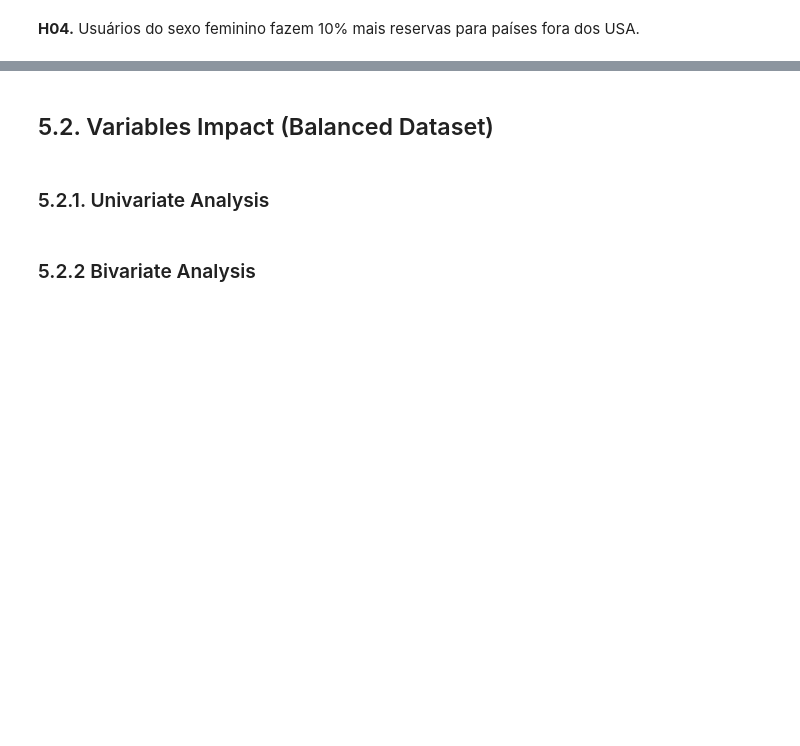
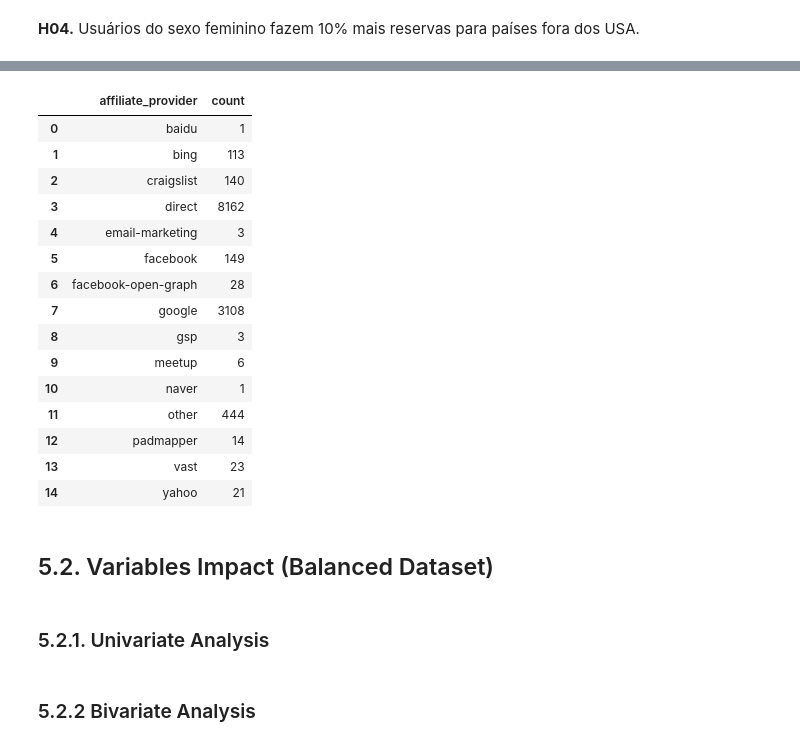
Before and after one commit to HenriqueCR1291/airbnb_prediction, a Jupyter notebook: m08_airbnb.ipynb, the cells around one changed output, grey strips where cells are left out. Drawn from its saved outputs; the diff is of its cells as text; code cells hidden in the pictures; blank space fills up the shorter version.

```diff
--- a/m08_airbnb.ipynb
+++ b/m08_airbnb.ipynb
@@ -797,3 +827,29 @@ perc_d
+# %%
+aux01 = df51[(df51['country_destination'] != 'NDF') & (df51['country_destination'] != 'other')
+             & (df51['country_destination'] != 'US')]
+
+aux02 = aux01[['affiliate_provider','country_destination']].\
+                groupby(['affiliate_provider']). \
+                size().reset_index().rename(columns={0:'count'})
+
+aux02
+# %% [output]
+|  | affiliate_provider | count |
+| 0 | baidu | 1 |
+| 1 | bing | 113 |
+| 2 | craigslist | 140 |
+| 3 | direct | 8162 |
+| 4 | email-marketing | 3 |
+| 5 | facebook | 149 |
+| 6 | facebook-open-graph | 28 |
+| 7 | google | 3108 |
+| 8 | gsp | 3 |
+| 9 | meetup | 6 |
+| 10 | naver | 1 |
+| 11 | other | 444 |
+| 12 | padmapper | 14 |
+| 13 | vast | 23 |
+| 14 | yahoo | 21 |
 # %% [markdown]
 ## 5.2. Variables Impact (Balanced Dataset)
 # %%
```
Also changed, not shown: parts of 9 cells of this notebook.
